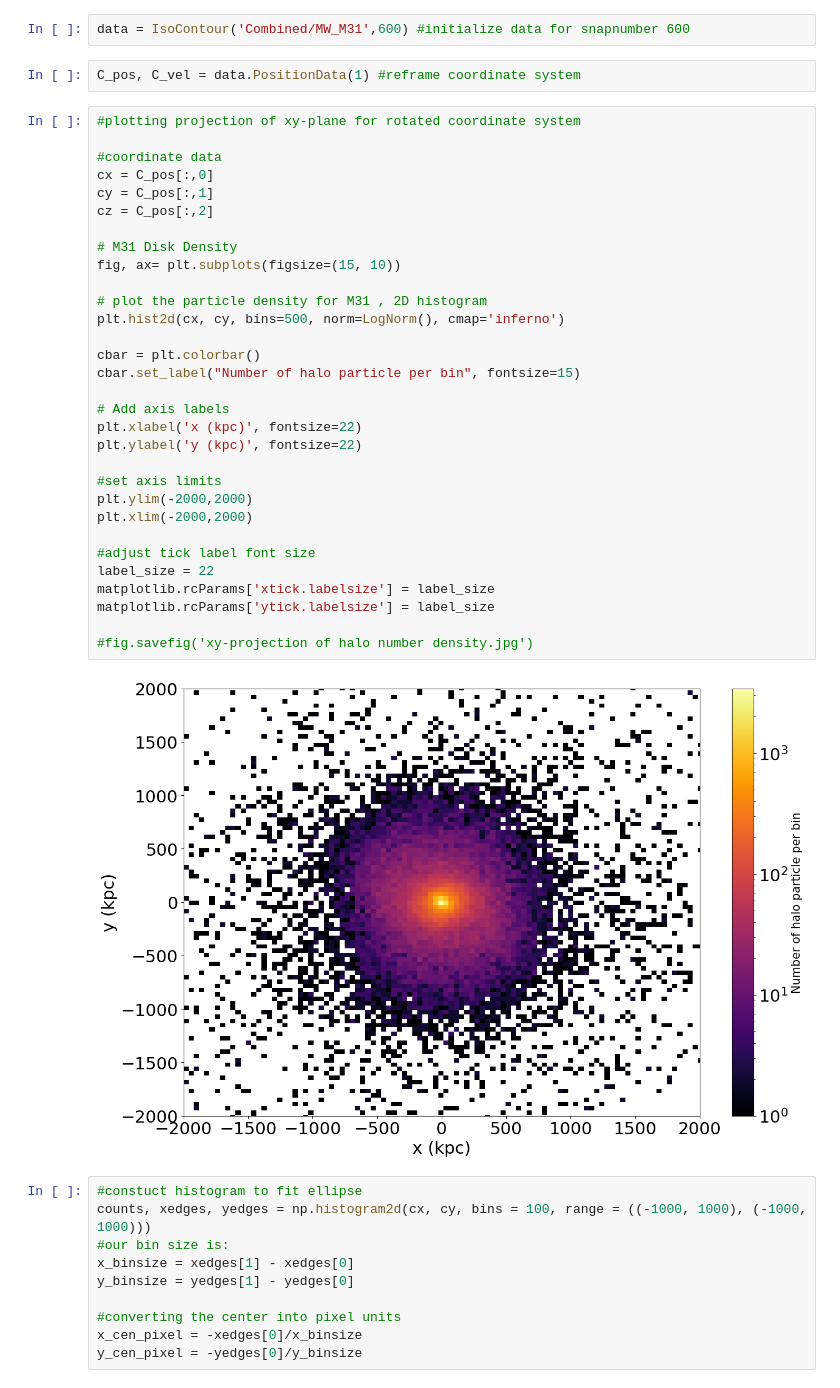
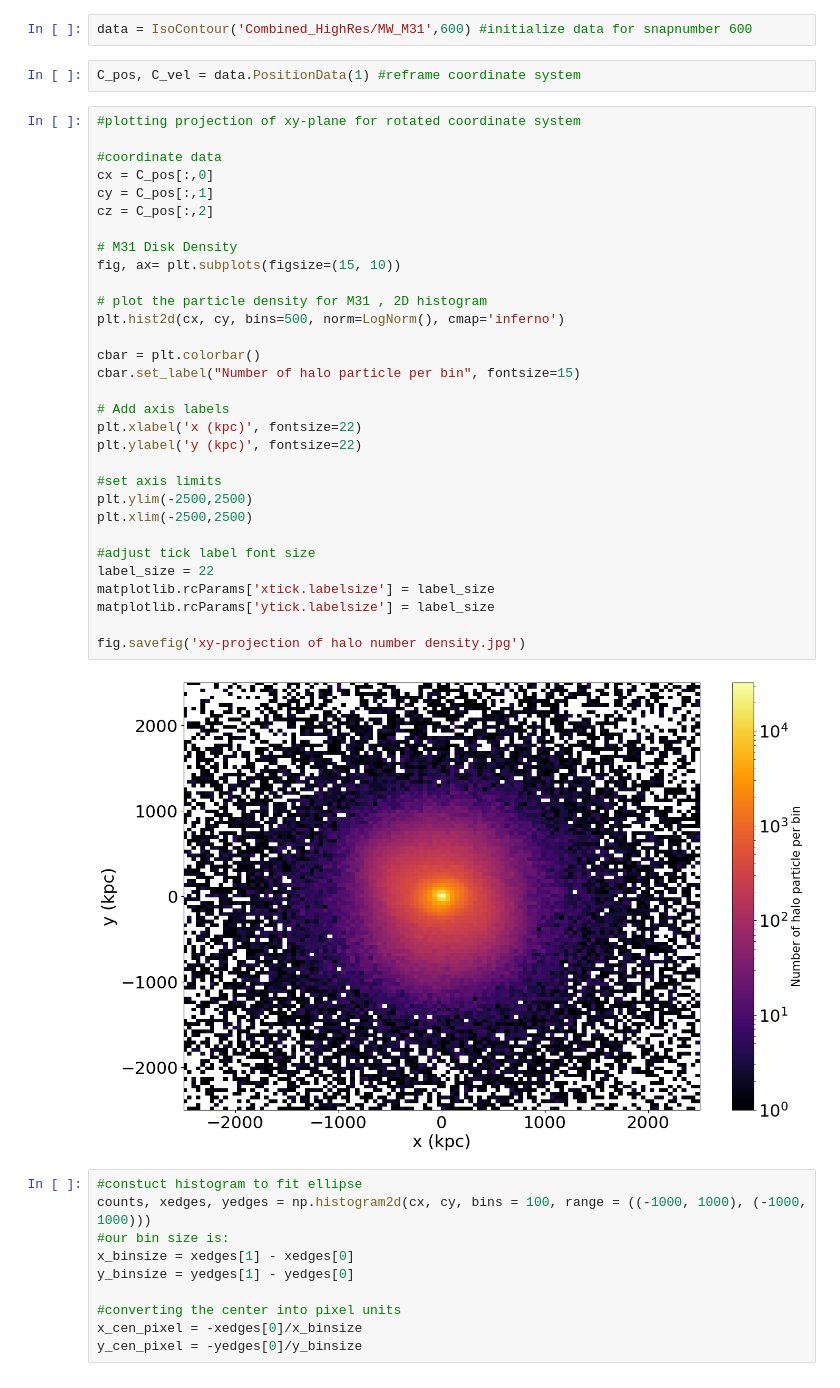
Before and after one commit to Ethan-Figureido/ASTR-400B, a Jupyter notebook: ResearchAssignments/ResearchAssignment3/ResearchAssignment_400B.ipynb, the cells around one changed output. Cells and saved outputs as stored; diff of their text form.

```diff
--- a/ResearchAssignments/ResearchAssignment3/ResearchAssignment_400B.ipynb
+++ b/ResearchAssignments/ResearchAssignment3/ResearchAssignment_400B.ipynb
@@ -164,42 +165,42 @@ R200
 # %% [output]
 $149 \; \mathrm{kpc}$
 # %%
-data = IsoContour('Combined/MW_M31',600) #initialize data for snapnumber 600
+data = IsoContour('Combined_HighRes/MW_M31',600) #initialize data for snapnumber 600
 # %%
 C_pos, C_vel = data.PositionData(1) #reframe coordinate system
 # %%
 #plotting projection of xy-plane for rotated coordinate system
 
 #coordinate data
 cx = C_pos[:,0]
 cy = C_pos[:,1]
 cz = C_pos[:,2]
 
 # M31 Disk Density
 fig, ax= plt.subplots(figsize=(15, 10))
 
 # plot the particle density for M31 , 2D histogram
 plt.hist2d(cx, cy, bins=500, norm=LogNorm(), cmap='inferno')
 
 cbar = plt.colorbar()
 cbar.set_label("Number of halo particle per bin", fontsize=15)
 
 # Add axis labels
 plt.xlabel('x (kpc)', fontsize=22)
 plt.ylabel('y (kpc)', fontsize=22)
 
 #set axis limits
-plt.ylim(-2000,2000)
-plt.xlim(-2000,2000)
+plt.ylim(-2500,2500)
+plt.xlim(-2500,2500)
 
 #adjust tick label font size
 label_size = 22
 matplotlib.rcParams['xtick.labelsize'] = label_size
 matplotlib.rcParams['ytick.labelsize'] = label_size
 
-#fig.savefig('xy-projection of halo number density.jpg')
+fig.savefig('xy-projection of halo number density.jpg')
 # %% [output]
-[figure, old version]
+[figure, new version]
 # %%
 #constuct histogram to fit ellipse
 counts, xedges, yedges = np.histogram2d(cx, cy, bins = 100, range = ((-1000, 1000), (-1000, 1000)))
```
Also changed, not shown: parts of 11 cells of this notebook, 8 other files.
